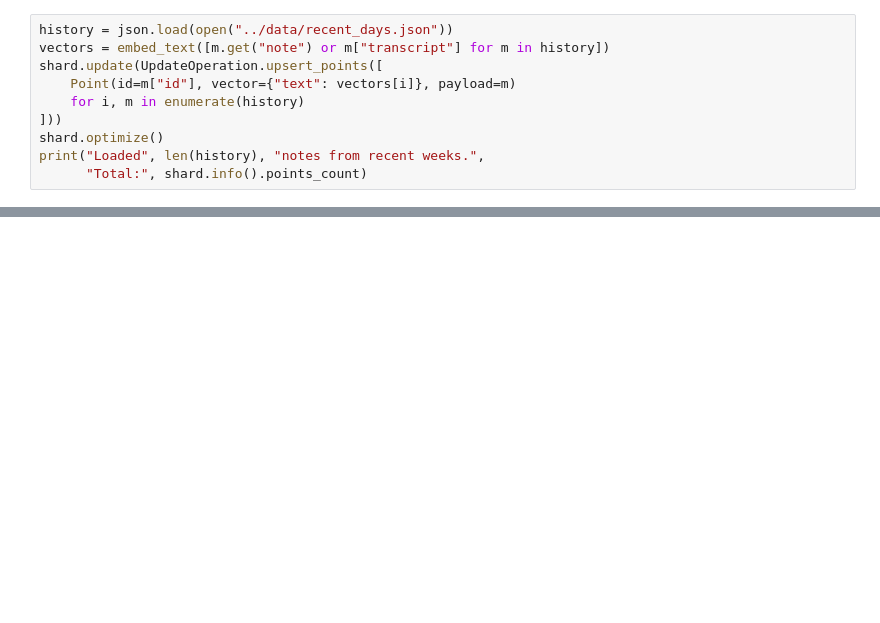
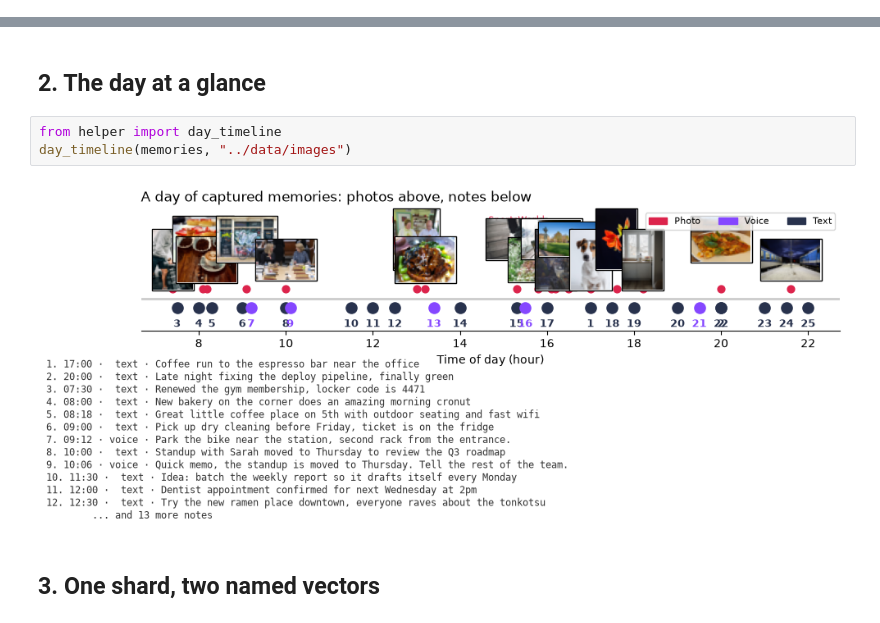
Before and after one commit to Dylancouzon/on-device-memory-course, a Jupyter notebook: L4/L4.ipynb, the cells around one changed output, grey strips where cells are left out. Drawn from its saved outputs; the diff is of its cells as text; blank space fills up the shorter version.

```diff
--- a/L4/L4.ipynb
+++ b/L4/L4.ipynb
@@ -167,10 +0,0 @@ A real assistant carries weeks of notes, not one day. Load them so the filter ha
-# %%
-history = json.load(open("../data/recent_days.json"))
-vectors = embed_text([m.get("note") or m["transcript"] for m in history])
-shard.update(UpdateOperation.upsert_points([
-    Point(id=m["id"], vector={"text": vectors[i]}, payload=m)
-    for i, m in enumerate(history)
-]))
-shard.optimize()
-print("Loaded", len(history), "notes from recent weeks.",
-      "Total:", shard.info().points_count)
@@ -218,0 +29,9 @@ Cleaned up
+# %% [markdown]
+## 2. The day at a glance
+# %%
+from helper import day_timeline
+day_timeline(memories, "../data/images")
+# %% [output]
+[figure, added]
+# %% [markdown]
+## 3. One shard, two named vectors
```
Also changed, not shown: parts of 36 cells of this notebook, 8 other files.
